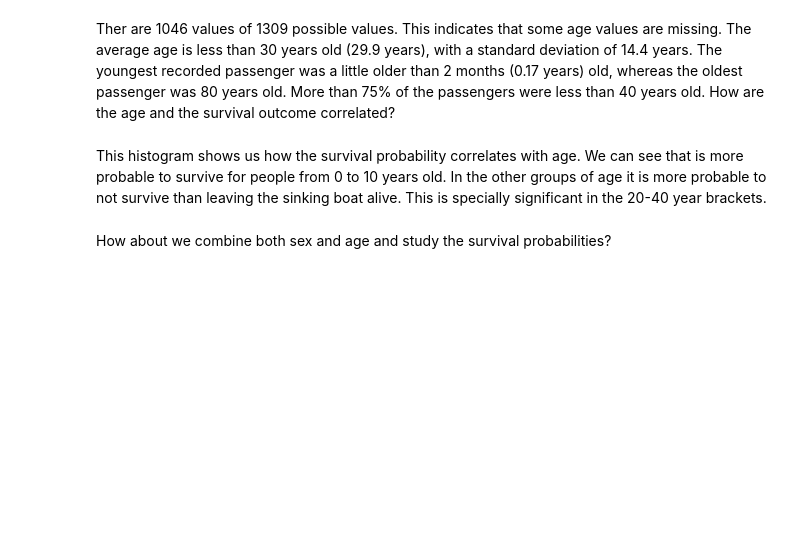
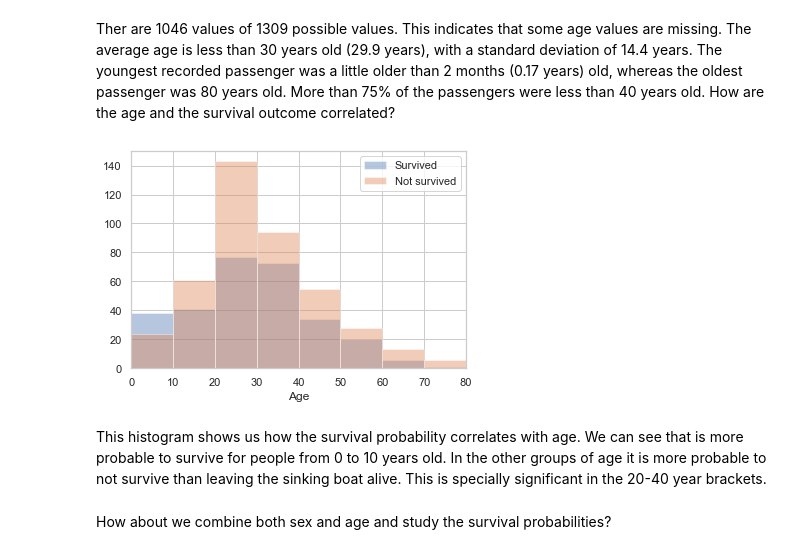
Before and after one commit to jpripen/Comando_PS, a Jupyter notebook: Titanic/Kaggle Titanic Project.ipynb, the cells around one changed output. Saved outputs shown, nothing was run; the diff lists cells and outputs as text; code cells hidden in the pictures; blank space fills up the shorter version.

```diff
--- a/Titanic/Kaggle Titanic Project.ipynb
+++ b/Titanic/Kaggle Titanic Project.ipynb
@@ -258,11 +270,13 @@ Ther are 1046 values of 1309 possible values. This indicates that some age value
 # %%
 fig2, ax2 = plt.subplots()
 labels=['Survived','Not survived']
 for a,lab in zip([df_full[df_full['Survived']==1]['Age'], df_full[df_full['Survived']==0]['Age']],labels):
     sns.distplot(a, bins=range(0, 81, 10), ax=ax2, kde=False, label=lab)
-ax.set_xlim([0, 80])
+ax2.set_xlim([0, 80])
 plt.legend()
 plt.show()
+# %% [output]
+[figure, added]
 # %% [markdown]
 This histogram shows us how the survival probability correlates with age. We can see that is more probable to survive for people from 0 to 10 years old. In the other groups of age it is more probable to not survive than leaving the sinking boat alive. This is specially significant in the 20-40 year brackets.
 # %% [markdown]
```
Also changed, not shown: parts of 14 cells of this notebook, 1 other file.
